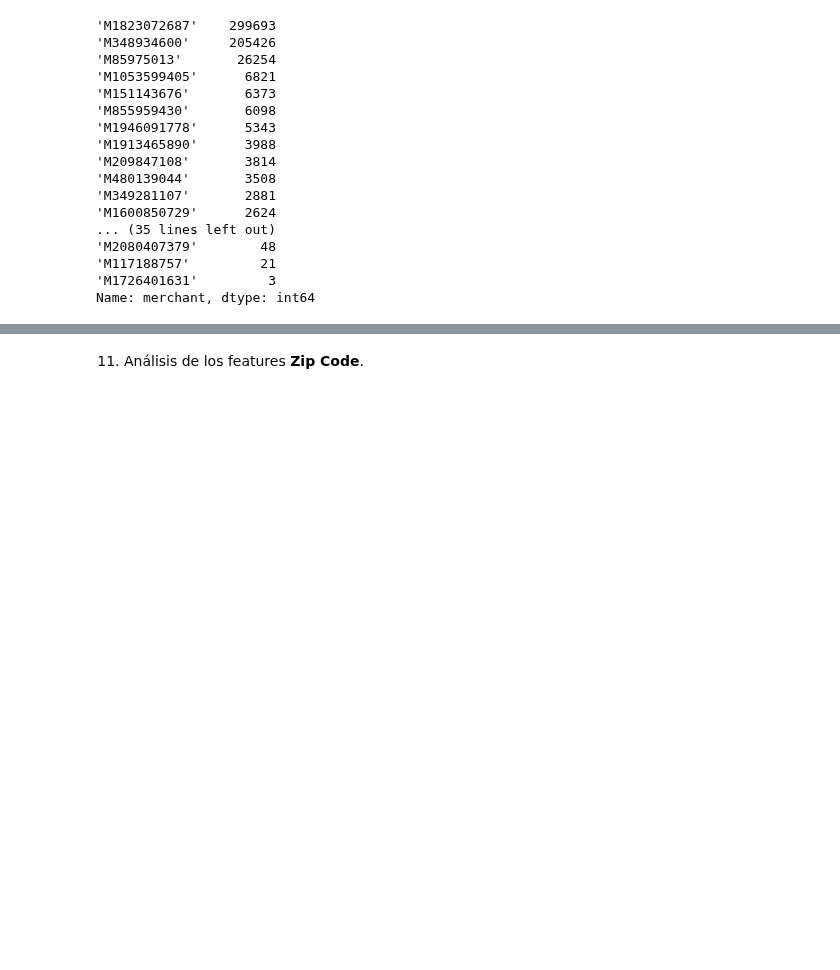
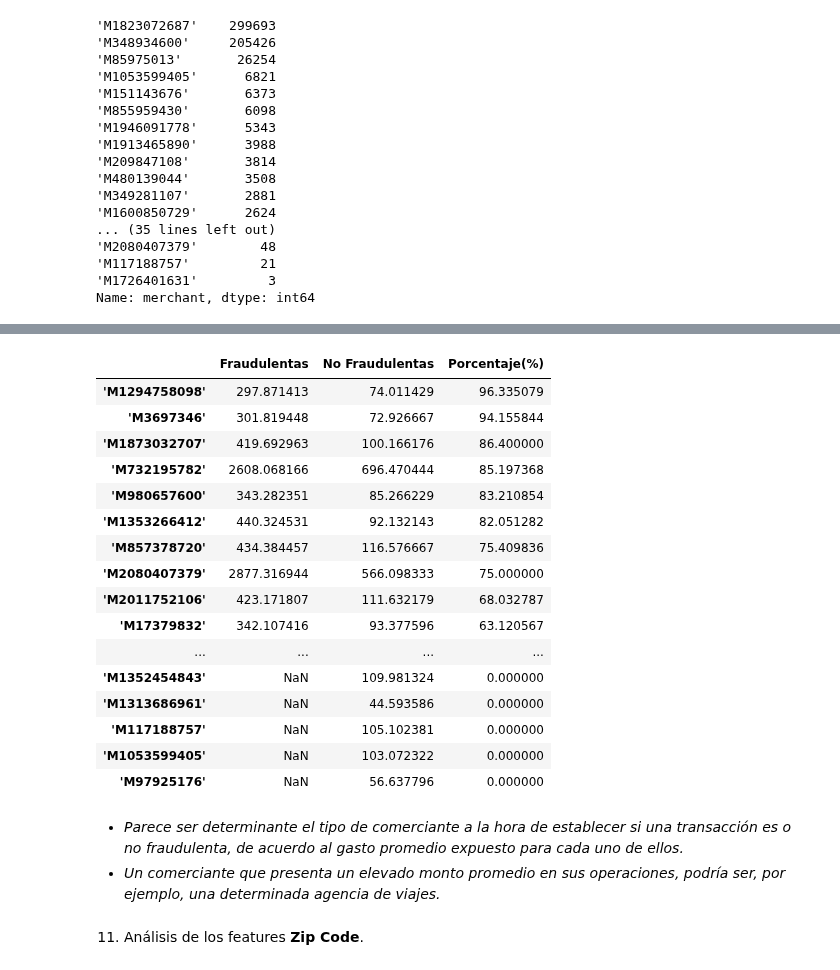
Before and after one commit to alseveso/AcamicaDS, a Jupyter notebook: Proyecto 4/Proyecto 04_Alejandra Seveso.ipynb, the cells around one changed output, grey strips where cells are left out. Saved outputs shown, nothing was run; the diff lists cells and outputs as text; code cells hidden in the pictures; blank space fills up the shorter version.

```diff
--- a/Proyecto 4/Proyecto 04_Alejandra Seveso.ipynb
+++ b/Proyecto 4/Proyecto 04_Alejandra Seveso.ipynb
@@ -377,3 +408,28 @@ Name: merchant, dtype: int64
+# %%
+pd.concat([fraudulentas.groupby('merchant')['amount'].mean(),no_fraudulentas.groupby('merchant')['amount'].mean(),\
+           banksim.groupby('merchant')['fraud'].mean()*100],keys=["Fraudulentas","No Fraudulentas","Porcentaje(%)"],axis=1,\
+          sort=False).sort_values(by=['Porcentaje(%)'],ascending=False)
+# %% [output]
+|  | Fraudulentas | No Fraudulentas | Porcentaje(%) |
+| 'M1294758098' | 297.871413 | 74.011429 | 96.335079 |
+| 'M3697346' | 301.819448 | 72.926667 | 94.155844 |
+| 'M1873032707' | 419.692963 | 100.166176 | 86.400000 |
+| 'M732195782' | 2608.068166 | 696.470444 | 85.197368 |
+| 'M980657600' | 343.282351 | 85.266229 | 83.210854 |
+| 'M1353266412' | 440.324531 | 92.132143 | 82.051282 |
+| 'M857378720' | 434.384457 | 116.576667 | 75.409836 |
+| 'M2080407379' | 2877.316944 | 566.098333 | 75.000000 |
+| 'M2011752106' | 423.171807 | 111.632179 | 68.032787 |
+| 'M17379832' | 342.107416 | 93.377596 | 63.120567 |
+| ... | ... | ... | ... |
+| 'M1352454843' | NaN | 109.981324 | 0.000000 |
+| 'M1313686961' | NaN | 44.593586 | 0.000000 |
+| 'M117188757' | NaN | 105.102381 | 0.000000 |
+| 'M1053599405' | NaN | 103.072322 | 0.000000 |
+| 'M97925176' | NaN | 56.637796 | 0.000000 |
+# %% [markdown]
+* *Parece ser determinante el tipo de comerciante a la hora de establecer si una transacción es o no fraudulenta, de acuerdo al gasto promedio expuesto para cada uno de ellos.*
+* *Un comerciante que presenta un elevado monto promedio en sus operaciones, podría ser, por ejemplo, una determinada agencia de viajes.*
 # %% [markdown]
 11. Análisis de los features **Zip Code**.
 # %%
```
Also changed, not shown: parts of 27 cells of this notebook.
